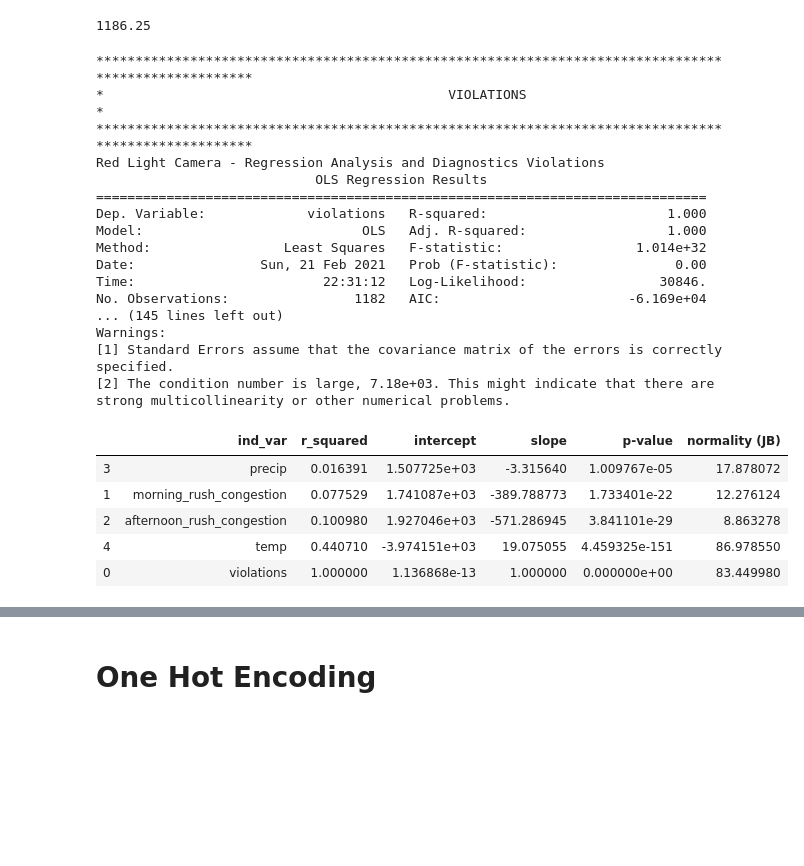
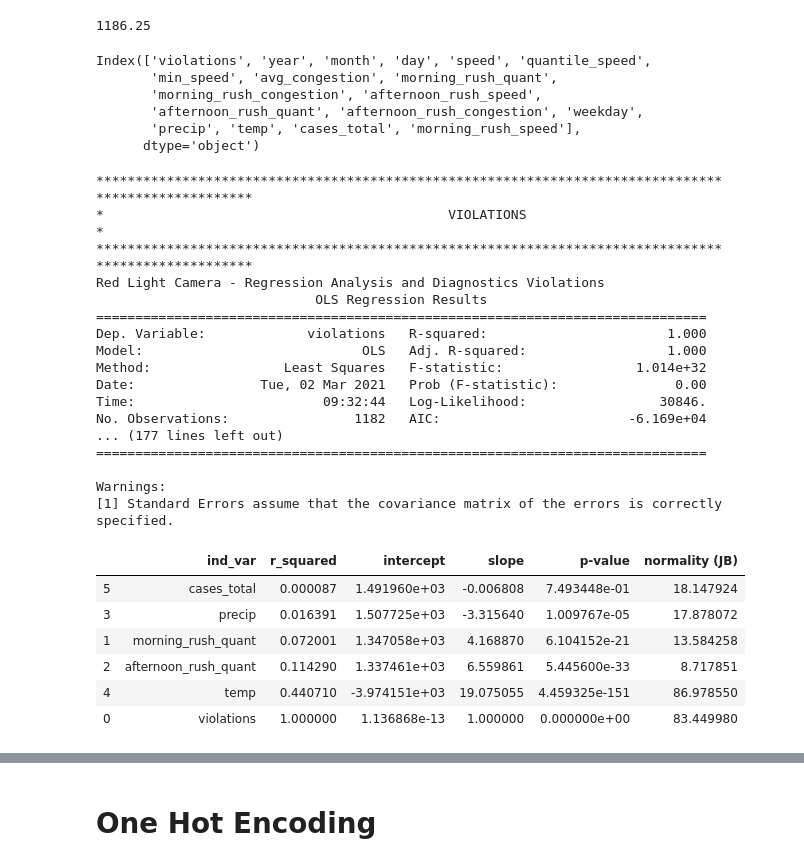
Before and after one commit to sciencelee/chicago-red-light-cameras, a Jupyter notebook: 03-linreg-models.ipynb, the cells around one changed output, grey strips where cells are left out. Cells and saved outputs as stored; diff of their text form; code cells hidden in the pictures; blank space fills up the shorter version.

```diff
--- a/03-linreg-models.ipynb
+++ b/03-linreg-models.ipynb
@@ -41,5 +66,5 @@ pd.options.display.max_rows = 100
 # %%
-conn = create_connection('database/rlc2.db')  # function from myfuncs file
+conn = create_connection('database/rlc.db')  # function from myfuncs file
 c = conn.cursor()
 # %% [output]
 sqlite3 version: 2.6.0
@@ -85,0 +506,11 @@ cam_locations
+# %%
+# get rid of categories that have high correlation and others.
+df_continuous = df_cont.copy()
+df_ohe = crash_df.copy()[categoricals]
+
+#string_me = ['month', 'year']
+#df_ohe[string_me] = df_ohe[string_me].astype(str)
+
+# One hot encoding
+df_ohe = pd.get_dummies(df_ohe, drop_first=True)
+df_final = pd.concat([df_continuous, df_ohe], axis=1)
@@ -85,0 +606,18 @@ cam_locations
+# %%
+from sklearn.linear_model import Ridge, RidgeCV
+
+model = RidgeCV(alphas=[1e-3, 1e-2, 1e-1, 1, 10, 100])
+model.fit(X_train, y_train)
+pred = model.predict(X_test)
+
+test_pred = model.predict(X_test)
+train_pred = model.predict(X_train)
+
+print("Ridge Regression Results:")
+print('=========================')
+print('Test set:')
+print_evaluate(y_test, test_pred)
+
+print()
+print('Train set:')
+print_evaluate(y_train, train_pred)
@@ -290,3 +903,6 @@ None
 Now we have a pretty solid dataframe to do analysis on the red light intersections.
 
 We would like to know what factors affect the target (violations)
+# %%
+int_df.cases_total.fillna(0, inplace=True)
+int_df.info()
@@ -306,6 +940,15 @@ months = ['January', 'February', 'March', 'April', 'May', 'June',
          'July', 'August', 'September', 'October', 'November', 'December']
 
 int_df['month'] = int_df['month'].apply(lambda x: months[x-1])
+# %%
+int_df.columns
+# %% [output]
+Index(['violations', 'year', 'month', 'day', 'speed', 'quantile_speed',
+       'min_speed', 'avg_congestion', 'morning_rush_quant',
+       'morning_rush_congestion', 'afternoon_rush_speed',
+       'afternoon_rush_quant', 'afternoon_rush_congestion', 'weekday',
+       'precip', 'temp', 'cases_total', 'morning_rush_speed'],
+      dtype='object')
 # %%
 # Lets look at some regressions for all of my chosen columns
 
@@ -314,7 +957,8 @@ int_df['month'] = int_df['month'].apply(lambda x: months[x-1])
 # Eliminated and useful features
 target = 'violations'
 drop_me = ['day', 'min_speed', 'speed', 'quantile_speed', 'avg_congestion', 'month',
-          'afternoon_rush_speed', 'morning_rush_speed', 'afternoon_rush_quant', 'morning_rush_quant', 'year']
+          'afternoon_rush_speed', 'morning_rush_speed', 'year', 'afternoon_rush_congestion',
+          'morning_rush_congestion']
 categoricals = ['weekday', 'month']
 
 df_cont = int_df.copy()
@@ -334,41 +978,42 @@ for idx, column in enumerate(df_cont.columns):
     print ("Red Light Camera - Regression Analysis and Diagnostics Violations")
 
     f = '{}~{}'.format(target, column)  # create my model formula
     model = smf.ols(formula=f, data=df_cont).fit()  # fit the model
     print(model.summary())
 
     #fig, axes = plt.subplots(figsize=(15,12))
     #fig = sm.graphics.plot_regress_exog(model, column, fig=fig)
     #fig = sm.graphics.qqplot(model.resid, dist=stats.norm, line='45', fit=True)
     #fig.tight_layout()
     #plt.show()
 
     results.append([column, model.rsquared, model.params[0], model.params[1], model.pvalues[1], sms.jarque_bera(model.resid)[0]])
 
 result_df = pd.DataFrame(results, columns=['ind_var', 'r_squared', 'intercept', 'slope', 'p-value', 'normality (JB)' ])
 result_df.sort_values(by='r_squared')
 # %% [output]
 ****************************************************************************************************
 *                                            VIOLATIONS                                            *
 ****************************************************************************************************
 Red Light Camera - Regression Analysis and Diagnostics Violations
                             OLS Regression Results
 ==============================================================================
 Dep. Variable:             violations   R-squared:                       1.000
 Model:                            OLS   Adj. R-squared:                  1.000
 Method:                 Least Squares   F-statistic:                 1.014e+32
-Date:                Sun, 21 Feb 2021   Prob (F-statistic):               0.00
-Time:                        22:31:12   Log-Likelihood:                 30846.
+Date:                Tue, 02 Mar 2021   Prob (F-statistic):               0.00
+Time:                        09:32:44   Log-Likelihood:                 30846.
 No. Observations:                1182   AIC:                        -6.169e+04
-... (145 lines left out)
+... (177 lines left out)
+==============================================================================
+
 Warnings:
 [1] Standard Errors assume that the covariance matrix of the errors is correctly specified.
-[2] The condition number is large, 7.18e+03. This might indicate that there are
-strong multicollinearity or other numerical problems.
 |  | ind_var | r_squared | intercept | slope | p-value | normality (JB) |
+| 5 | cases_total | 0.000087 | 1.491960e+03 | -0.006808 | 7.493448e-01 | 18.147924 |
 | 3 | precip | 0.016391 | 1.507725e+03 | -3.315640 | 1.009767e-05 | 17.878072 |
-| 1 | morning_rush_congestion | 0.077529 | 1.741087e+03 | -389.788773 | 1.733401e-22 | 12.276124 |
-| 2 | afternoon_rush_congestion | 0.100980 | 1.927046e+03 | -571.286945 | 3.841101e-29 | 8.863278 |
+| 1 | morning_rush_quant | 0.072001 | 1.347058e+03 | 4.168870 | 6.104152e-21 | 13.584258 |
+| 2 | afternoon_rush_quant | 0.114290 | 1.337461e+03 | 6.559861 | 5.445600e-33 | 8.717851 |
 | 4 | temp | 0.440710 | -3.974151e+03 | 19.075055 | 4.459325e-151 | 86.978550 |
 | 0 | violations | 1.000000 | 1.136868e-13 | 1.000000 | 0.000000e+00 | 83.449980 |
 # %%
```
Also changed, not shown: parts of 70 cells of this notebook, 2 other files.
